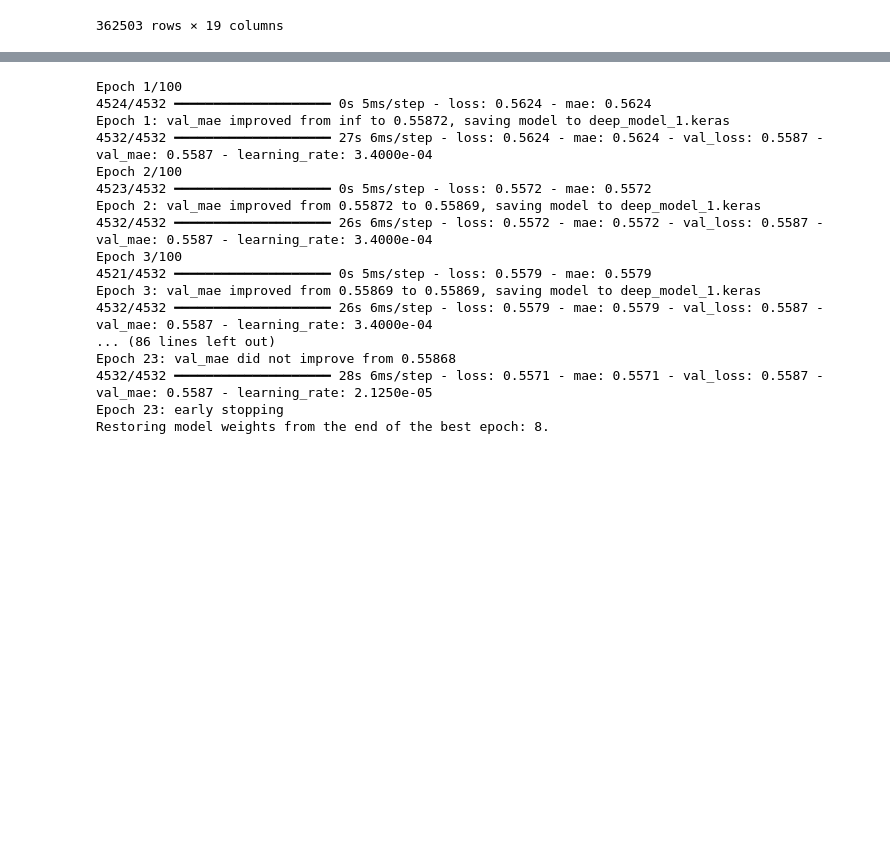
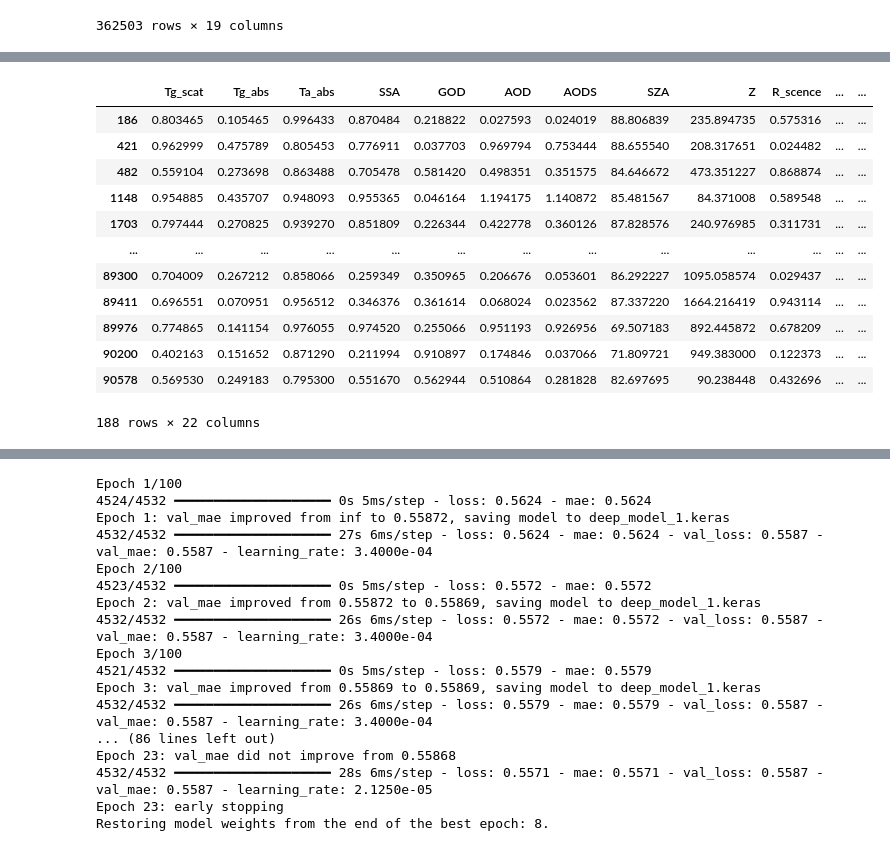
Before and after one commit to firasayarii/EOS_CESBIO, a Jupyter notebook: modeling_BOA/Deep_BOA_training.ipynb, the cells around one changed output, grey strips where cells are left out. Saved outputs shown, nothing was run; the diff lists cells and outputs as text; code cells hidden in the pictures; blank space fills up the shorter version.

```diff
--- a/modeling_BOA/Deep_BOA_training.ipynb
+++ b/modeling_BOA/Deep_BOA_training.ipynb
@@ -120,0 +325,16 @@ model.compile(optimizer=optimizer, loss='mse', metrics=['mae'])
+# %%
+X_test_real[X_test_real['BOA_pred']<0]
+# %% [output]
+|  | Tg_scat | Tg_abs | Ta_abs | SSA | GOD | AOD | AODS | SZA | Z | R_scence | ... | ... |
+| 186 | 0.803465 | 0.105465 | 0.996433 | 0.870484 | 0.218822 | 0.027593 | 0.024019 | 88.806839 | 235.894735 | 0.575316 | ... | ... |
+| 421 | 0.962999 | 0.475789 | 0.805453 | 0.776911 | 0.037703 | 0.969794 | 0.753444 | 88.655540 | 208.317651 | 0.024482 | ... | ... |
+| 482 | 0.559104 | 0.273698 | 0.863488 | 0.705478 | 0.581420 | 0.498351 | 0.351575 | 84.646672 | 473.351227 | 0.868874 | ... | ... |
+| 1148 | 0.954885 | 0.435707 | 0.948093 | 0.955365 | 0.046164 | 1.194175 | 1.140872 | 85.481567 | 84.371008 | 0.589548 | ... | ... |
+| 1703 | 0.797444 | 0.270825 | 0.939270 | 0.851809 | 0.226344 | 0.422778 | 0.360126 | 87.828576 | 240.976985 | 0.311731 | ... | ... |
+| ... | ... | ... | ... | ... | ... | ... | ... | ... | ... | ... | ... | ... |
+| 89300 | 0.704009 | 0.267212 | 0.858066 | 0.259349 | 0.350965 | 0.206676 | 0.053601 | 86.292227 | 1095.058574 | 0.029437 | ... | ... |
+| 89411 | 0.696551 | 0.070951 | 0.956512 | 0.346376 | 0.361614 | 0.068024 | 0.023562 | 87.337220 | 1664.216419 | 0.943114 | ... | ... |
+| 89976 | 0.774865 | 0.141154 | 0.976055 | 0.974520 | 0.255066 | 0.951193 | 0.926956 | 69.507183 | 892.445872 | 0.678209 | ... | ... |
+| 90200 | 0.402163 | 0.151652 | 0.871290 | 0.211994 | 0.910897 | 0.174846 | 0.037066 | 71.809721 | 949.383000 | 0.122373 | ... | ... |
+| 90578 | 0.569530 | 0.249183 | 0.795300 | 0.551670 | 0.562944 | 0.510864 | 0.281828 | 82.697695 | 90.238448 | 0.432696 | ... | ... |
+188 rows × 22 columns
```
Also changed, not shown: parts of 41 cells of this notebook, 27 other files.
